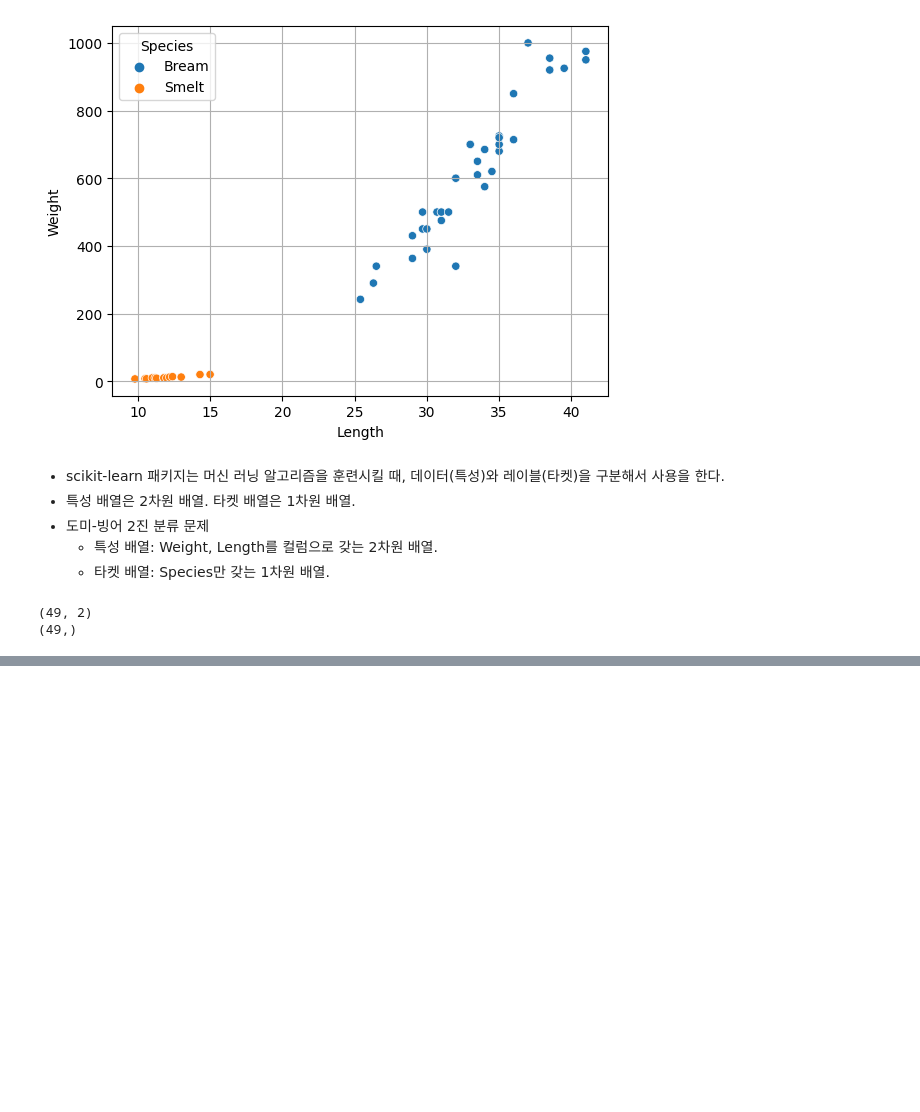
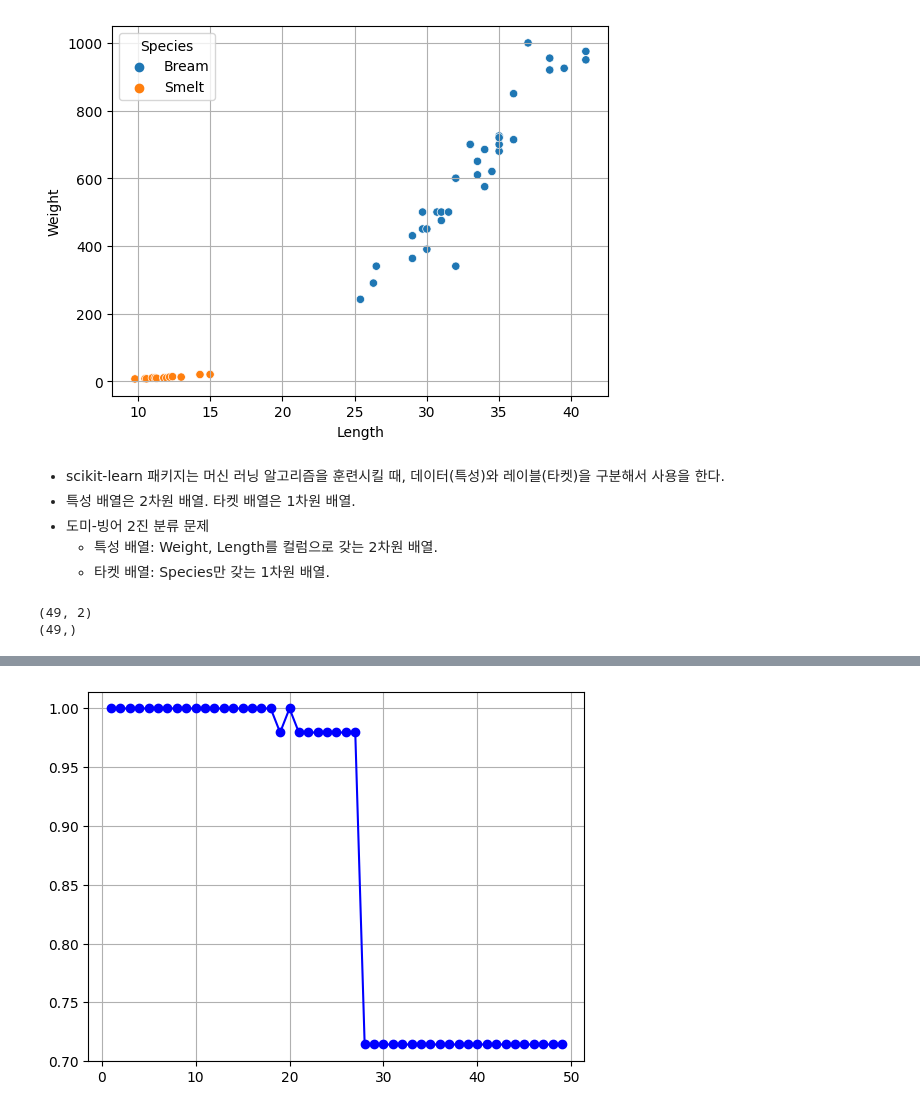
Before and after one commit to Le2Hee/python-itwill, a Jupyter notebook: ml02_knn.ipynb, the cells around one changed output, grey strips where cells are left out. Drawn from its saved outputs; the diff is of its cells as text; code cells hidden in the pictures; blank space fills up the shorter version.

```diff
--- a/ml02_knn.ipynb
+++ b/ml02_knn.ipynb
@@ -207,0 +257,2 @@ print(Y.shape) # (49, )
+# %%
+y_pred = knn.predict(X) # 무조건 2차원 배열을 넘겨야한다.
@@ -207,0 +364,17 @@ print(Y.shape) # (49, )
+# %%
+accuracies = [] # k값의 변화에 따른 KNN 모델의 정확도를 저장하기 위한 리스트
+k_values = np.arange(1, 50)
+for k in k_values:
+    knn_clf = KNeighborsClassifier(n_neighbors=k) # 파라미터 : 가장 가까운 이웃의 숫자 (가장 가까운 1명, 2명, 3명, ...) KNN분류기 모델 생성.
+    knn_clf.fit(X, y) # KNN 모델 훈련
+    y_pred = knn_clf.predict(X) # 레이블은 가리고 특성만 넘겼을때, 레이블을 제대로 찾을 수 있는냐 // 훈련된 모델에서 훈련 셋의 예측값을 계산.
+    acc = np.mean(y == y_pred) # 예측값의 정확도
+    accuracies.append(acc) # 리스트에 계산된 정확도를 추가.
+
+plt.plot(k_values, accuracies, 'bo-')
+
+plt.grid()
+
+plt.show()
+# %% [output]
+[figure, added]
```
Also changed, not shown: parts of 69 cells of this notebook.
